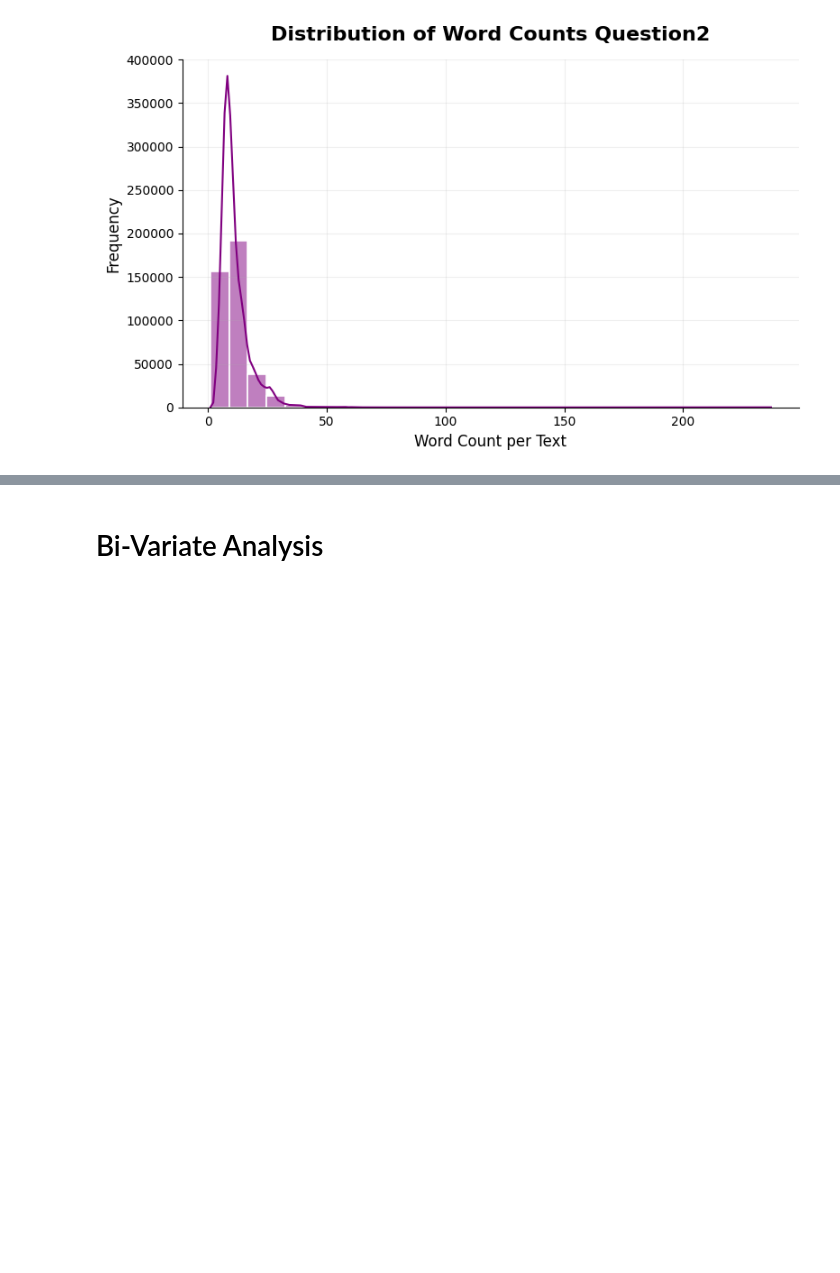
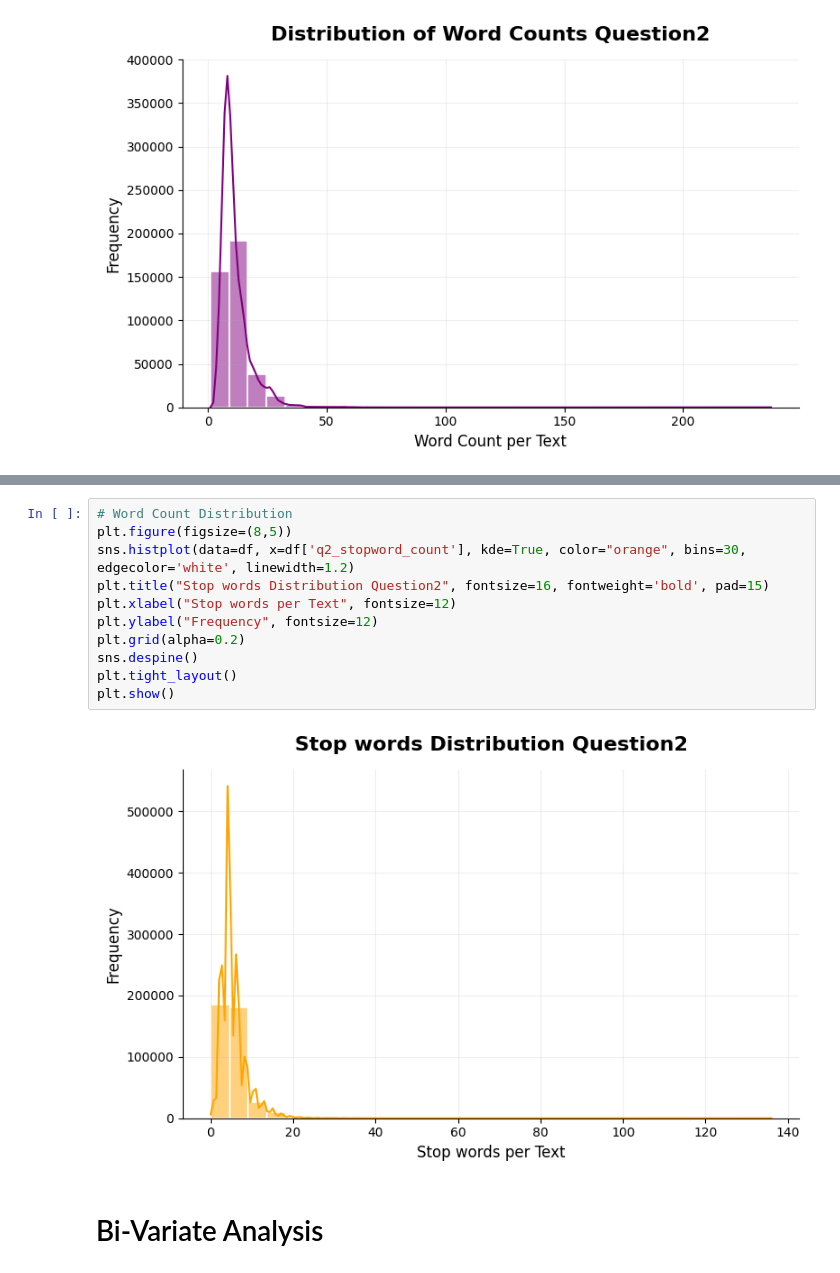
Before and after one commit to Aryan-Kaisth/Duplicate_Question_Pair_Detection, a Jupyter notebook: notebooks/EDA.ipynb, the cells around one changed output, grey strips where cells are left out. Cells and saved outputs as stored; diff of their text form; blank space fills up the shorter version.

```diff
--- a/notebooks/EDA.ipynb
+++ b/notebooks/EDA.ipynb
@@ -320,3 +353,16 @@ plt.show()
+# %%
+# Word Count Distribution
+plt.figure(figsize=(8,5))
+sns.histplot(data=df, x=df['q2_stopword_count'], kde=True, color="orange", bins=30, edgecolor='white', linewidth=1.2)
+plt.title("Stop words Distribution Question2", fontsize=16, fontweight='bold', pad=15)
+plt.xlabel("Stop words per Text", fontsize=12)
+plt.ylabel("Frequency", fontsize=12)
+plt.grid(alpha=0.2)
+sns.despine()
+plt.tight_layout()
+plt.show()
+# %% [output]
+[figure, added]
 # %% [markdown]
 # Bi-Variate Analysis
 # %%
```
Also changed, not shown: parts of 14 cells of this notebook.
